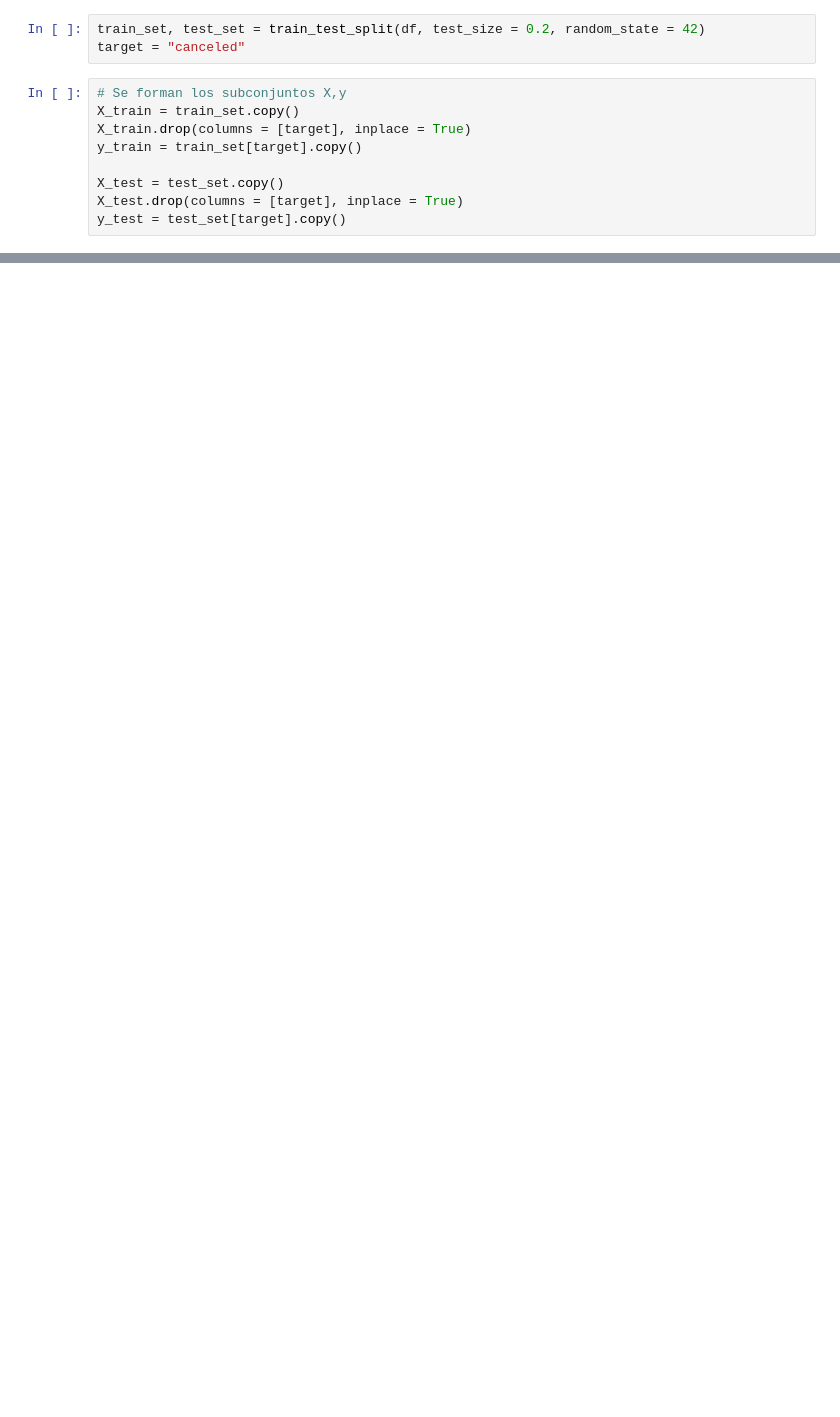
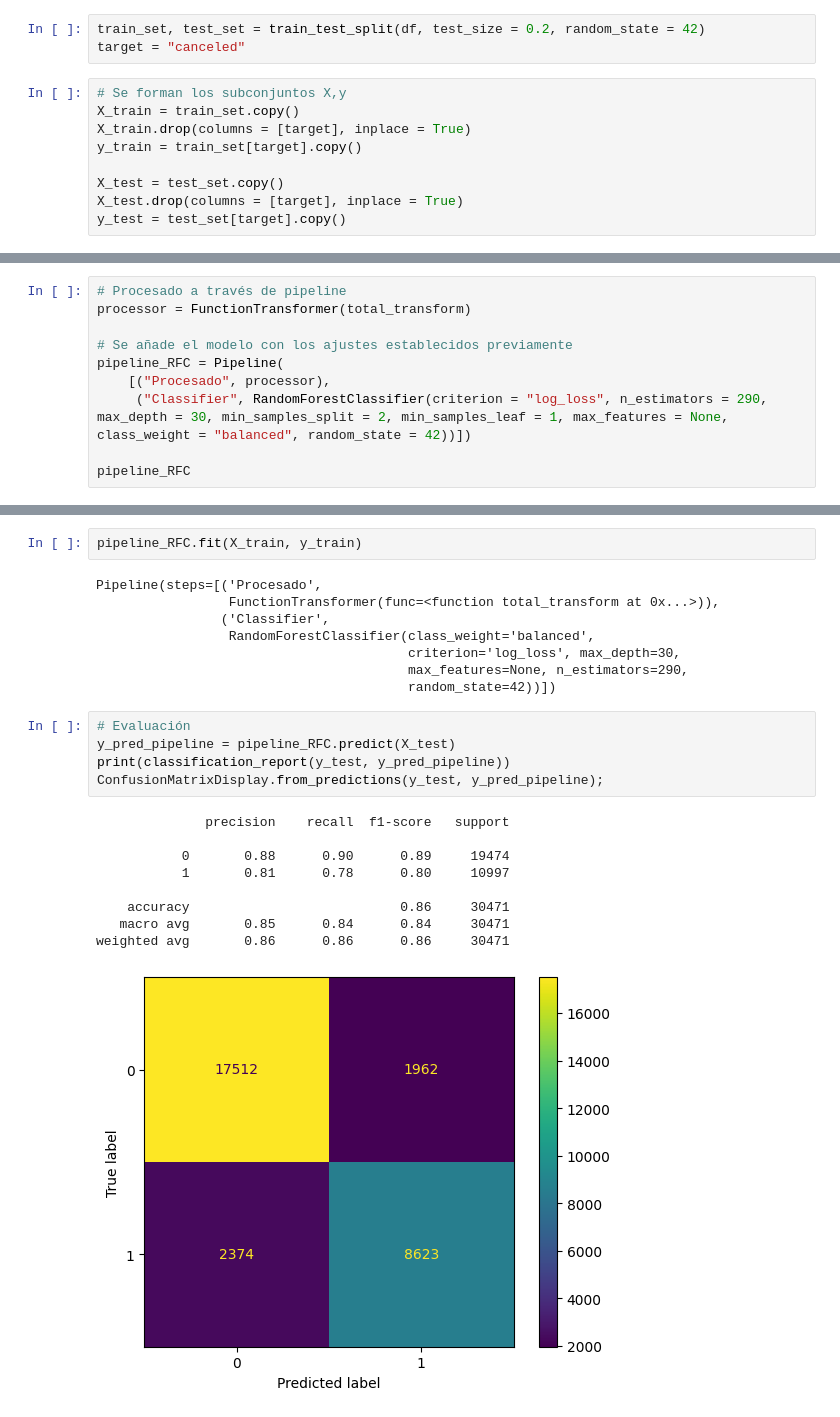
Before and after one commit to AntGV/ML_cancelacion_hotelera, a Jupyter notebook: src/notebooks/4_notebook_pipeline2.ipynb, the cells around one changed output, grey strips where cells are left out. Drawn from its saved outputs; the diff is of its cells as text; blank space fills up the shorter version.

```diff
--- a/src/notebooks/4_notebook_pipeline2.ipynb
+++ b/src/notebooks/4_notebook_pipeline2.ipynb
@@ -223,0 +38,10 @@ df_check
+# %%
+# Procesado a través de pipeline
+processor = FunctionTransformer(total_transform)
+
+# Se añade el modelo con los ajustes establecidos previamente
+pipeline_RFC = Pipeline(
+    [("Procesado", processor),
+     ("Classifier", RandomForestClassifier(criterion = "log_loss", n_estimators = 290, max_depth = 30, min_samples_split = 2, min_samples_leaf = 1, max_features = None, class_weight = "balanced", random_state = 42))])
+
+pipeline_RFC
@@ -223,0 +56,25 @@ df_check
+# %%
+pipeline_RFC.fit(X_train, y_train)
+# %% [output]
+Pipeline(steps=[('Procesado',
+                 FunctionTransformer(func=<function total_transform at 0x...>)),
+                ('Classifier',
+                 RandomForestClassifier(class_weight='balanced',
+                                        criterion='log_loss', max_depth=30,
+                                        max_features=None, n_estimators=290,
+                                        random_state=42))])
+# %%
+# Evaluación
+y_pred_pipeline = pipeline_RFC.predict(X_test)
+print(classification_report(y_test, y_pred_pipeline))
+ConfusionMatrixDisplay.from_predictions(y_test, y_pred_pipeline);
+# %% [output]
+              precision    recall  f1-score   support
+
+           0       0.88      0.90      0.89     19474
+           1       0.81      0.78      0.80     10997
+
+    accuracy                           0.86     30471
+   macro avg       0.85      0.84      0.84     30471
+weighted avg       0.86      0.86      0.86     30471
+[figure, added]
```
Also changed, not shown: parts of 18 cells of this notebook, 7 other files.
